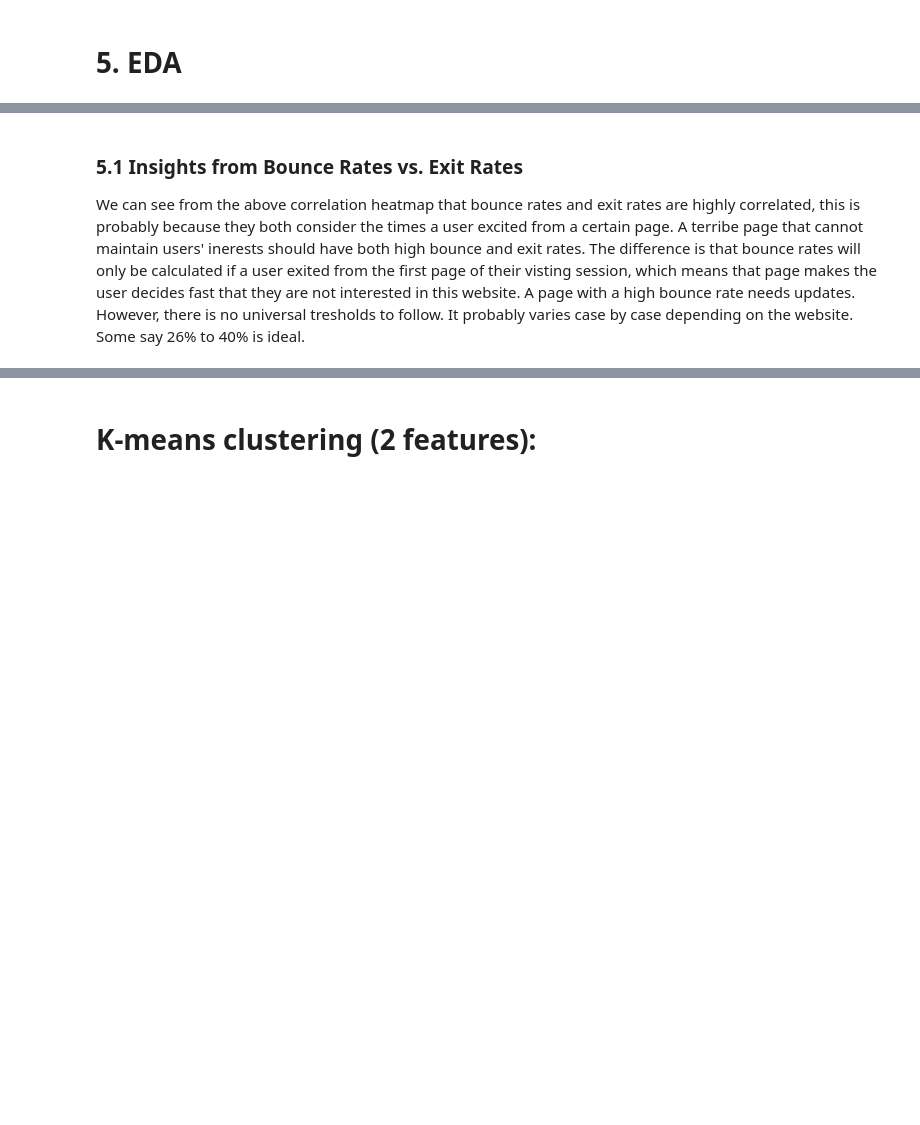
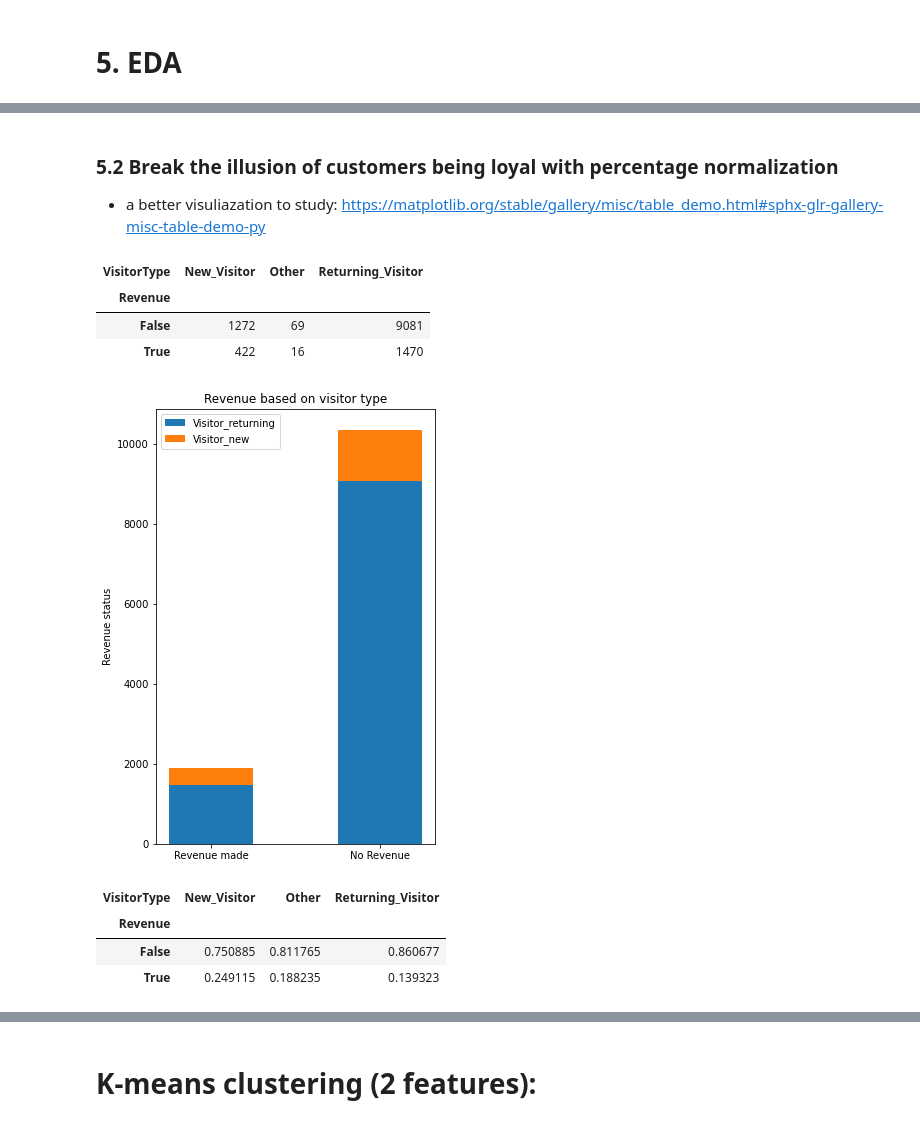
Before and after one commit to tingmwgnit/machine_learning_playground, a Jupyter notebook: k_means/online_shoppers_intention.ipynb, the cells around one changed output, grey strips where cells are left out. Saved outputs shown, nothing was run; the diff lists cells and outputs as text; code cells hidden in the pictures; blank space fills up the shorter version.

```diff
--- a/k_means/online_shoppers_intention.ipynb
+++ b/k_means/online_shoppers_intention.ipynb
@@ -116,3 +117,42 @@ plt.show()#display
-# %% [markdown]
-### 5.1 Insights from Bounce Rates vs. Exit Rates
-We can see from the above correlation heatmap that bounce rates and exit rates are highly correlated, this is probably because they both consider the times a user excited from a certain page. A terribe page that cannot maintain users' inerests should have both high bounce and exit rates. The difference is that bounce rates will only be calculated if a user exited from the first page of their visting session, which means that page makes the user decides fast that they are not interested in this website. A page with a high bounce rate needs updates. However, there is no universal tresholds to follow. It probably varies case by case depending on the website. Some say 26% to 40% is ideal.
+# %% [markdown]
+### 5.2 Break the illusion of customers being loyal with percentage normalization
+
+
+* a better visuliazation to study: https://matplotlib.org/stable/gallery/misc/table_demo.html#sphx-glr-gallery-misc-table-demo-py
+# %%
+#count the number revenues made for each visitor type
+pd.crosstab(df.Revenue,df.VisitorType)
+# %% [output]
+| VisitorType | New_Visitor | Other | Returning_Visitor |
+| Revenue |  |  |  |
+| False | 1272 | 69 | 9081 |
+| True | 422 | 16 | 1470 |
+# %%
+#visualize revenues for returning and new visitors
+N = 2 # there will be 2 columns, 1 for revenue, 1 for no revenue
+# visitor type = (revenue=1, revenue=0)
+Visitor_new = (422,1272)
+Visitor_returning = (1470,9081)
+ind = np.arange(N)
+width = 0.5
+
+fig = plt.subplots(figsize =(5, 8))#set figure size
+p1 = plt.bar(ind, Visitor_returning, width)
+p2 = plt.bar(ind, Visitor_new, width,
+             bottom = Visitor_returning)
+
+plt.ylabel('Revenue status')
+plt.title('Revenue based on visitor type')
+plt.xticks(ind, ('Revenue made', 'No Revenue'))
+plt.legend((p1[0], p2[0]), ('Visitor_returning', 'Visitor_new'))
+plt.show()
+# %% [output]
+[figure, added]
+# %%
+#count the number revenues made for each visitor type
+pd.crosstab(df.Revenue,df.VisitorType,normalize="columns")
+# %% [output]
+| VisitorType | New_Visitor | Other | Returning_Visitor |
+| Revenue |  |  |  |
+| False | 0.750885 | 0.811765 | 0.860677 |
+| True | 0.249115 | 0.188235 | 0.139323 |
```
Also changed, not shown: parts of 9 cells of this notebook.
